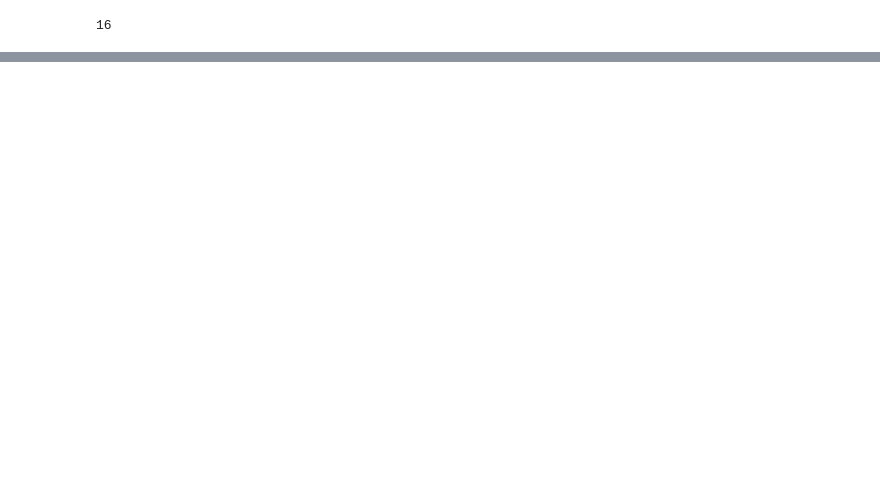
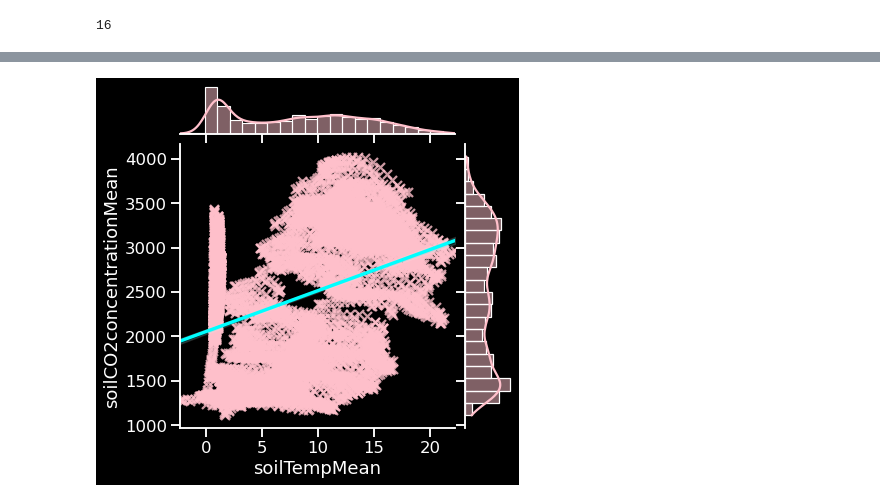
Before and after one commit to kulpojke/CO2xSWV, a Jupyter notebook: CO2xSWV.ipynb, the cells around one changed output, grey strips where cells are left out. Drawn from its saved outputs; the diff is of its cells as text; code cells hidden in the pictures; blank space fills up the shorter version.

```diff
--- a/CO2xSWV.ipynb
+++ b/CO2xSWV.ipynb
@@ -402,0 +163,7 @@ for idx in range(len(dates)):
+# %%
+sns.set(style='ticks', context='talk')
+plt.style.use('dark_background')
+j = sns.jointplot(x='soilTempMean', y='soilCO2concentrationMean', data=df, kind = 'reg', color='pink', marker = 'x', joint_kws={'line_kws':{'color':'cyan'}})
+# aack I wosh seabor would give us r and p!
+# %% [output]
+[figure, added]
```
Also changed, not shown: parts of 24 cells of this notebook, 1 other file.
